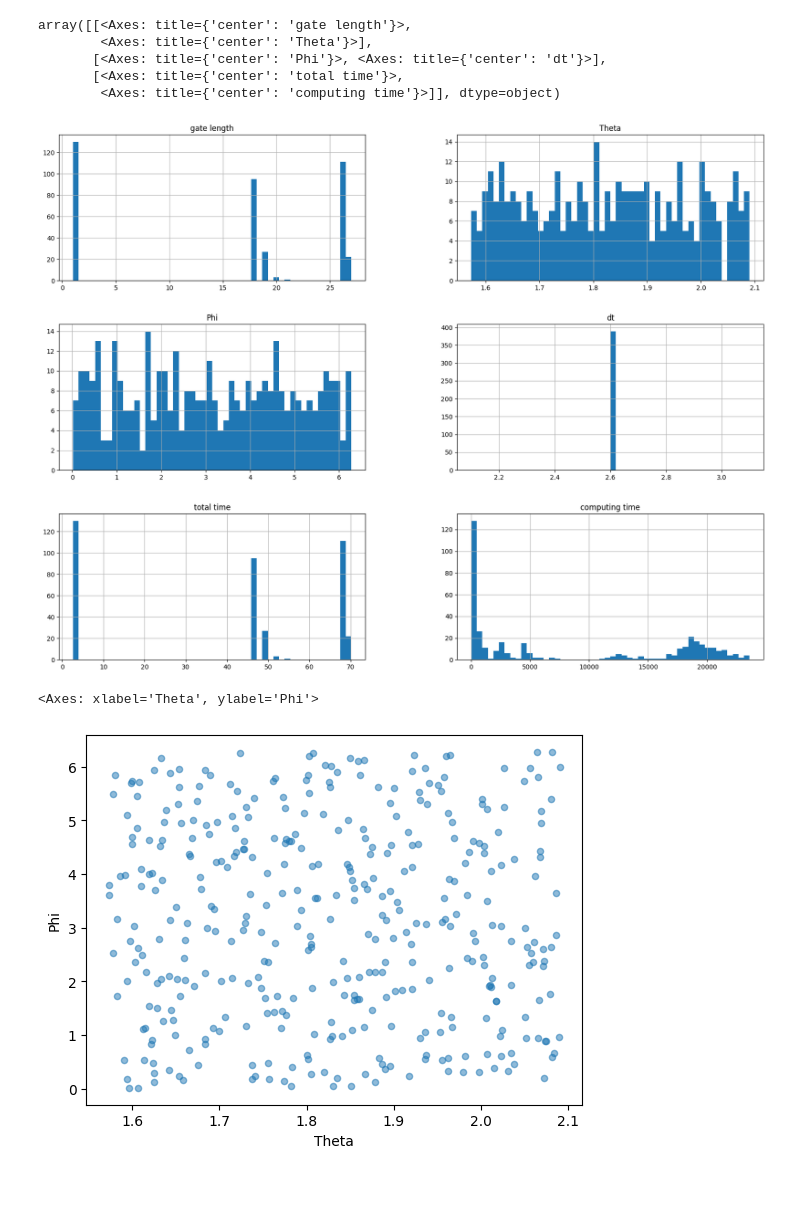
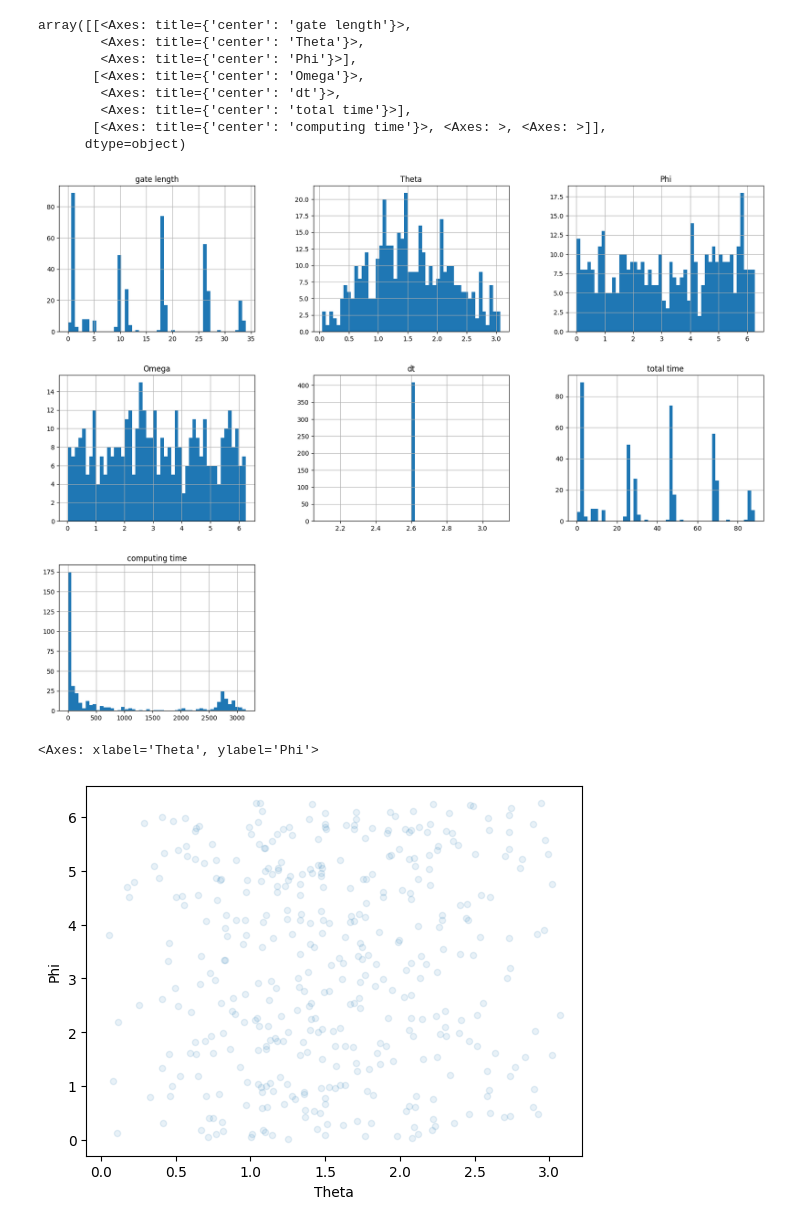
Before and after one commit to NostalgicJ/Quantum_2023, a Jupyter notebook: Ending/NVspinControl_Final/Data_Confirm.ipynb, the cells around one changed output. Saved outputs shown, nothing was run; the diff lists cells and outputs as text; code cells hidden in the pictures; blank space fills up the shorter version.

```diff
--- a/Ending/NVspinControl_Final/Data_Confirm.ipynb
+++ b/Ending/NVspinControl_Final/Data_Confirm.ipynb
@@ -2,16 +2,18 @@
 import pandas as pd
 
 # CSV 파일에서 데이터 읽기
-df1 = pd.read_csv('Astar_results_dir/ByAstar_dt_2.6_part_20231005_113421.csv')
-df2 = pd.read_csv('Astar_results_dir/ByAstar_dt_2.6_part_20231005_113433.csv')
-df3 = pd.read_csv('Astar_results_dir/ByAstar_dt_2.6_part_20231005_113442.csv')
-df4 = pd.read_csv('Astar_results_dir/ByAstar_dt_2.6_part_20231006_103959.csv')
-df5 = pd.read_csv('Astar_results_dir/ByAstar_dt_2.6_part_20231006_104100.csv')
-df6 = pd.read_csv('Astar_results_dir/ByAstar_dt_2.6_part_20231006_104217.csv')
-df7 = pd.read_csv('Astar_results_dir/ByAstar_dt_2.6_part_20231006_175233.csv')
-df8 = pd.read_csv('Astar_results_dir/ByAstar_dt_2.6_part_20231006_175318.csv')
+df1 = pd.read_csv('Astar_results_dir/ByAstar_Rho_version_H3_Omega_20231204_101344.csv')
+df2 = pd.read_csv('Astar_results_dir/ByAstar_Rho_version_H3_Omega_20231204_101435.csv')
+df3 = pd.read_csv('Astar_results_dir/ByAstar_Rho_version_H3_Omega_20231204_101553.csv')
 
-df = pd.concat([df1,df2,df3,df4,df5,df6,df7,df8])
+# df4 = pd.read_csv('../../Data/using/dt_2.6/ByAstar_dt_2.6_1016.csv')
+# df5 = pd.read_csv('Astar_results_dir/ByAstar_dt_2.6_part_20231006_104100.csv')
+# df6 = pd.read_csv('Astar_results_dir/ByAstar_dt_2.6_part_20231006_104217.csv')
+# df7 = pd.read_csv('Astar_results_dir/ByAstar_dt_2.6_part_20231006_175233.csv')
+# df8 = pd.read_csv('Astar_results_dir/ByAstar_dt_2.6_part_20231006_175318.csv')
+
+df = pd.concat([df1,df2,df3])
+# df = pd.concat([df4])
 
 df.info()
 # df.head()
@@ -40,16 +43,19 @@ df.hist(bins=50, figsize=(20,15))
 # 히스토그램(주어진 값 범위 수평축, 샘플 수 수직축)
 # %% [output]
 array([[<Axes: title={'center': 'gate length'}>,
-        <Axes: title={'center': 'Theta'}>],
-       [<Axes: title={'center': 'Phi'}>, <Axes: title={'center': 'dt'}>],
-       [<Axes: title={'center': 'total time'}>,
-        <Axes: title={'center': 'computing time'}>]], dtype=object)
+        <Axes: title={'center': 'Theta'}>,
+        <Axes: title={'center': 'Phi'}>],
+       [<Axes: title={'center': 'Omega'}>,
+        <Axes: title={'center': 'dt'}>,
+        <Axes: title={'center': 'total time'}>],
+       [<Axes: title={'center': 'computing time'}>, <Axes: >, <Axes: >]],
+      dtype=object)
-[figure, old version]
+[figure, new version]
 # %%
-df.plot(kind = "scatter", x="Theta", y="Phi", alpha=0.5)
+df.plot(kind = "scatter", x="Theta", y="Phi", alpha=0.1)
 # %% [output]
 <Axes: xlabel='Theta', ylabel='Phi'>
-[figure, old version]
+[figure, new version]
 # %%
 df_min1 = df[df['combination'] == '[-1]']
 
```
Also changed, not shown: parts of 4 cells of this notebook, 6 other files.
